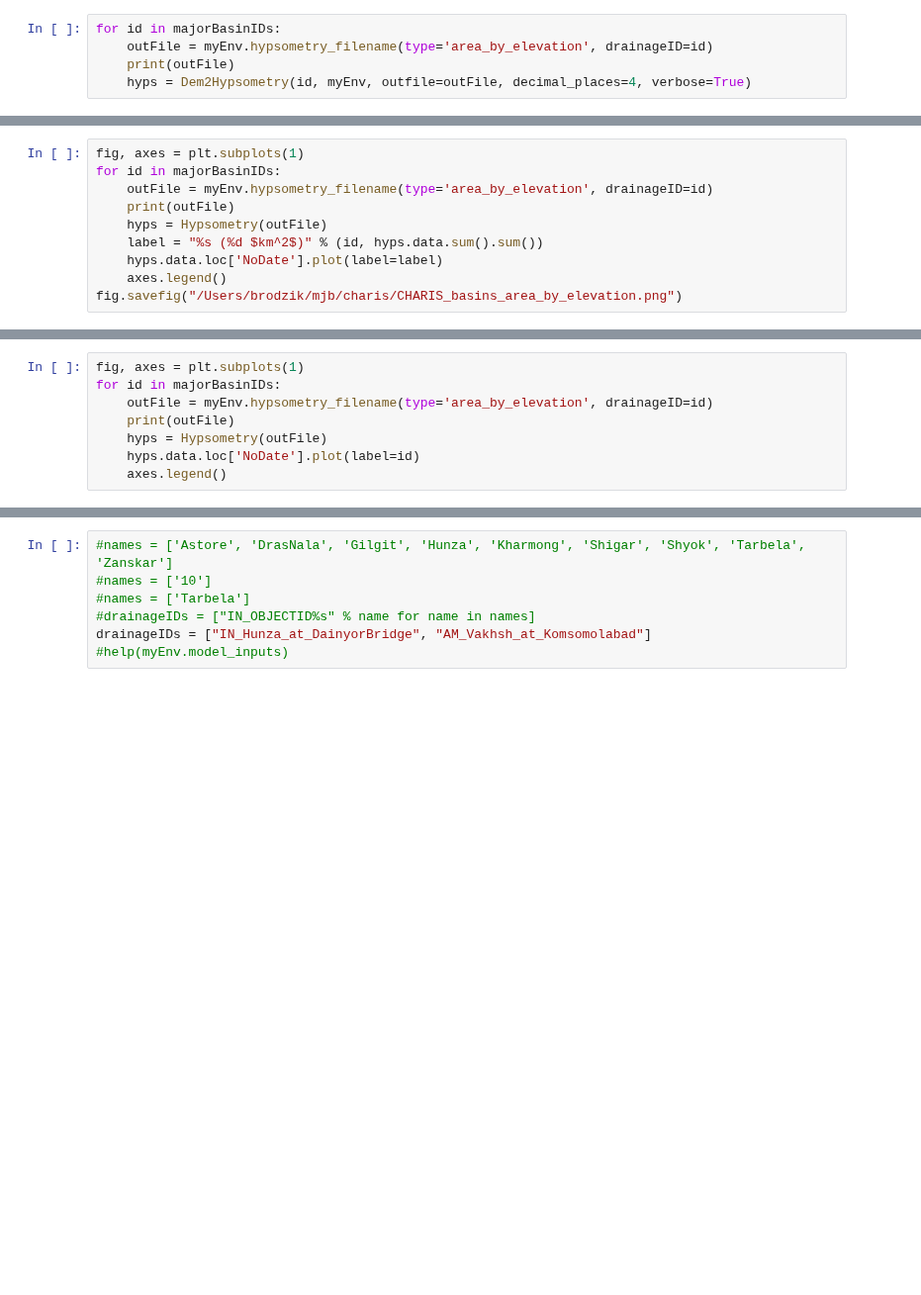
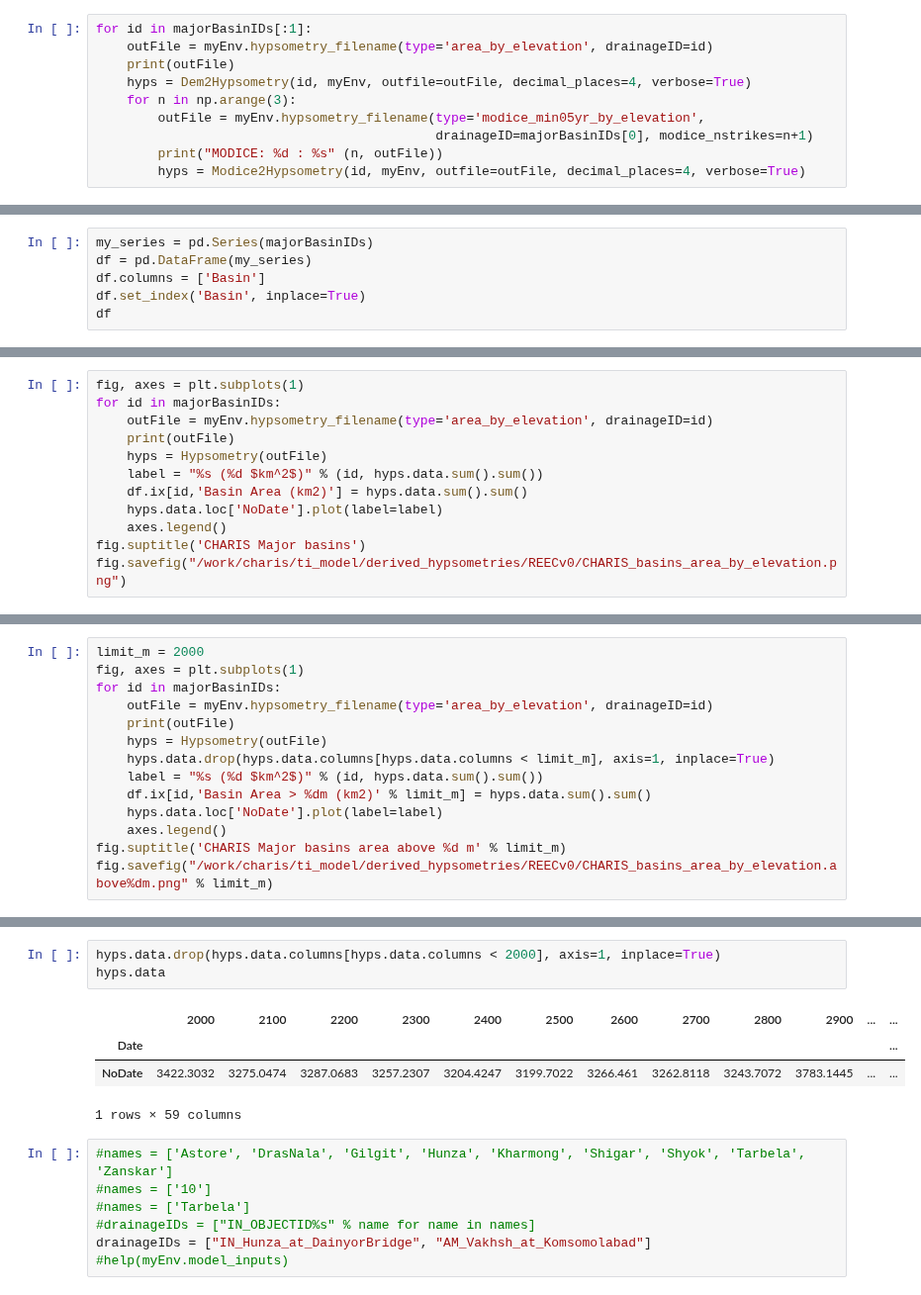
Before and after one commit to mjbrodzik/ipython_notebooks, a Jupyter notebook: charis/Major basin area by elevation.ipynb, the cells around one changed output, grey strips where cells are left out. Shown at 99% size. Drawn from its saved outputs; the diff is of its cells as text; blank space fills up the shorter version.

```diff
--- a/charis/Major basin area by elevation.ipynb
+++ b/charis/Major basin area by elevation.ipynb
@@ -32,5 +101,10 @@ myEnv.hypsometry_filename(type='area_by_elevation', drainageID=majorBasinIDs[0])
 # %%
-for id in majorBasinIDs:
+for id in majorBasinIDs[:1]:
     outFile = myEnv.hypsometry_filename(type='area_by_elevation', drainageID=id)
     print(outFile)
     hyps = Dem2Hypsometry(id, myEnv, outfile=outFile, decimal_places=4, verbose=True)
+    for n in np.arange(3):
+        outFile = myEnv.hypsometry_filename(type='modice_min05yr_by_elevation',
+                                            drainageID=majorBasinIDs[0], modice_nstrikes=n+1)
+        print("MODICE: %d : %s" (n, outFile))
+        hyps = Modice2Hypsometry(id, myEnv, outfile=outFile, decimal_places=4, verbose=True)
@@ -36,0 +179,6 @@ for id in majorBasinIDs:
+# %%
+my_series = pd.Series(majorBasinIDs)
+df = pd.DataFrame(my_series)
+df.columns = ['Basin']
+df.set_index('Basin', inplace=True)
+df
@@ -41,6 +197,8 @@ for id in majorBasinIDs:
     print(outFile)
     hyps = Hypsometry(outFile)
     label = "%s (%d $km^2$)" % (id, hyps.data.sum().sum())
+    df.ix[id,'Basin Area (km2)'] = hyps.data.sum().sum()
     hyps.data.loc['NoDate'].plot(label=label)
     axes.legend()
-fig.savefig("/Users/brodzik/mjb/charis/CHARIS_basins_area_by_elevation.png")
+fig.suptitle('CHARIS Major basins')
+fig.savefig("/work/charis/ti_model/derived_hypsometries/REECv0/CHARIS_basins_area_by_elevation.png")
@@ -47,8 +213,14 @@ fig.savefig("/Users/brodzik/mjb/charis/CHARIS_basins_area_by_elevation.png")
 # %%
+limit_m = 2000
 fig, axes = plt.subplots(1)
 for id in majorBasinIDs:
     outFile = myEnv.hypsometry_filename(type='area_by_elevation', drainageID=id)
     print(outFile)
     hyps = Hypsometry(outFile)
-    hyps.data.loc['NoDate'].plot(label=id)
+    hyps.data.drop(hyps.data.columns[hyps.data.columns < limit_m], axis=1, inplace=True)
+    label = "%s (%d $km^2$)" % (id, hyps.data.sum().sum())
+    df.ix[id,'Basin Area > %dm (km2)' % limit_m] = hyps.data.sum().sum()
+    hyps.data.loc['NoDate'].plot(label=label)
     axes.legend()
+fig.suptitle('CHARIS Major basins area above %d m' % limit_m)
+fig.savefig("/work/charis/ti_model/derived_hypsometries/REECv0/CHARIS_basins_area_by_elevation.above%dm.png" % limit_m)
@@ -72,3 +262,11 @@ drainageIDs = drainageIDs[114:]
+# %%
+hyps.data.drop(hyps.data.columns[hyps.data.columns < 2000], axis=1, inplace=True)
+hyps.data
+# %% [output]
+|  | 2000 | 2100 | 2200 | 2300 | 2400 | 2500 | 2600 | 2700 | 2800 | 2900 | ... | ... |
+| Date |  |  |  |  |  |  |  |  |  |  |  | ... |
+| NoDate | 3422.3032 | 3275.0474 | 3287.0683 | 3257.2307 | 3204.4247 | 3199.7022 | 3266.461 | 3262.8118 | 3243.7072 | 3783.1445 | ... | ... |
+1 rows × 59 columns
 # %%
 #names = ['Astore', 'DrasNala', 'Gilgit', 'Hunza', 'Kharmong', 'Shigar', 'Shyok', 'Tarbela', 'Zanskar']
 #names = ['10']
```
Also changed, not shown: parts of 19 cells of this notebook, 1 other file.
